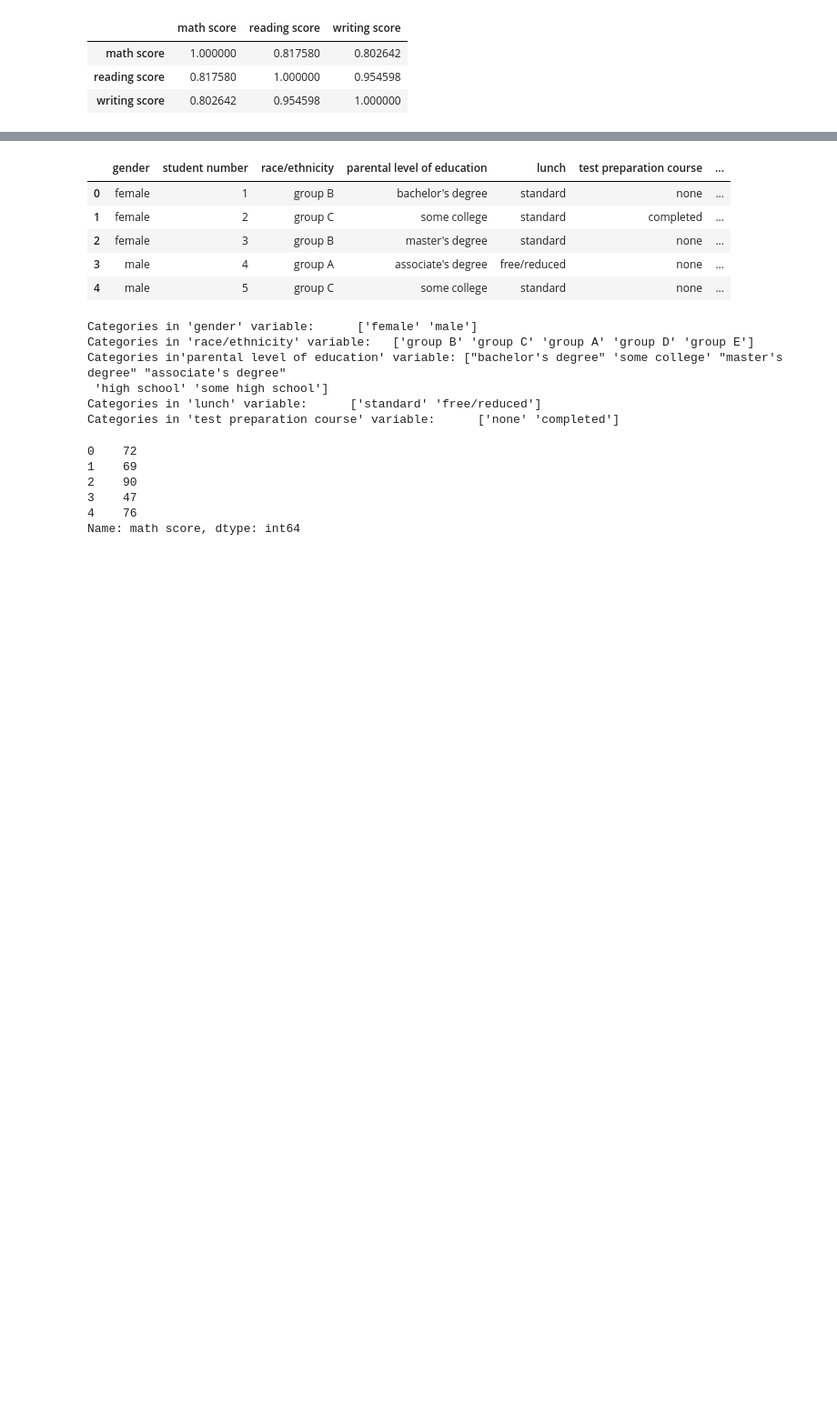
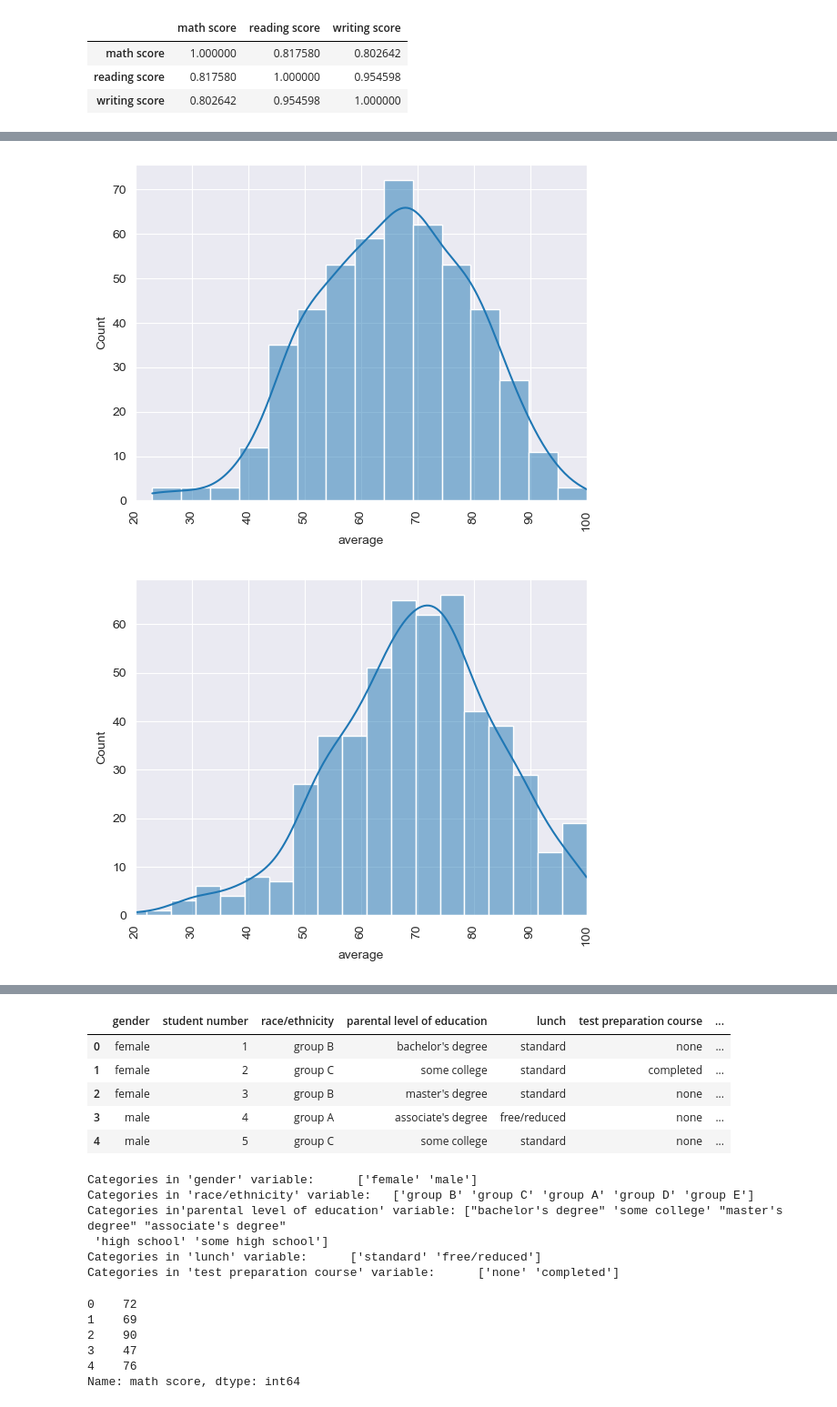
Before and after one commit to SR6/StudentPredictions, a Jupyter notebook: CSMLFinal.ipynb, the cells around one changed output, grey strips where cells are left out. Shown at 91% size. Cells and saved outputs as stored; diff of their text form; code cells hidden in the pictures; blank space fills up the shorter version.

```diff
--- a/CSMLFinal.ipynb
+++ b/CSMLFinal.ipynb
@@ -330,7 +278,15 @@ print(f'Accuracy {accuracy}')
 # %%
 import seaborn as sns
 import matplotlib.pyplot as plt
 
-sns.violinplot(x='parental level of education', y='math score', data=data_file)
+sns.histplot(x='average', kde=True, data=data_file[data_file.gender=='male'])
 plt.xticks(rotation=90)
+plt.xlim(20,100)
 plt.show()
+sns.histplot(x='average',kde=True, data=data_file[data_file.gender=='female'])
+plt.xticks(rotation=90)
+plt.xlim(20,100)
+plt.show()
+# %% [output]
+[figure, added]
+[figure, added]
```
Also changed, not shown: parts of 29 cells of this notebook.
